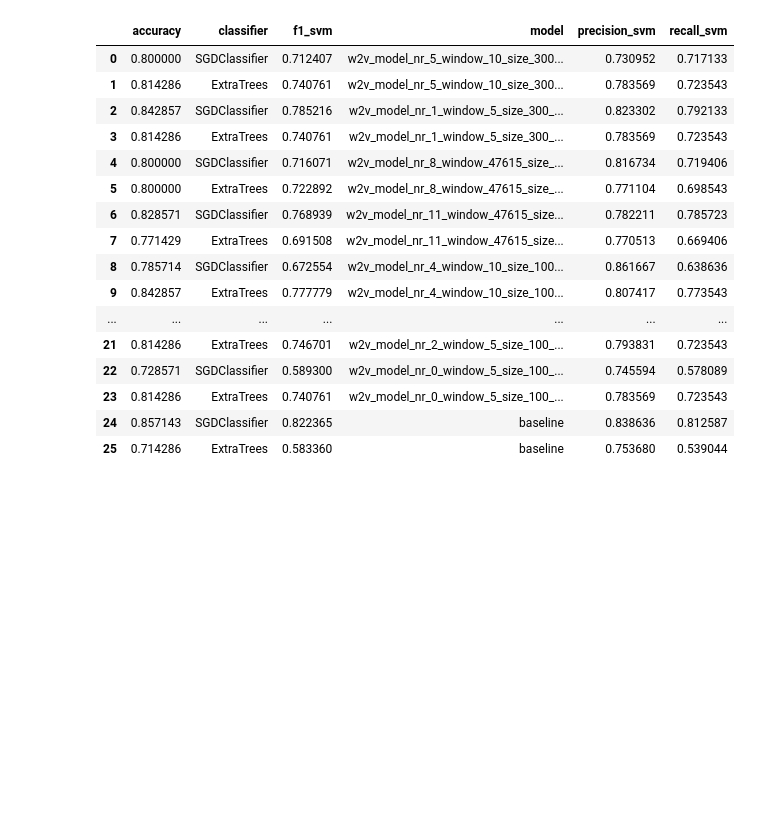
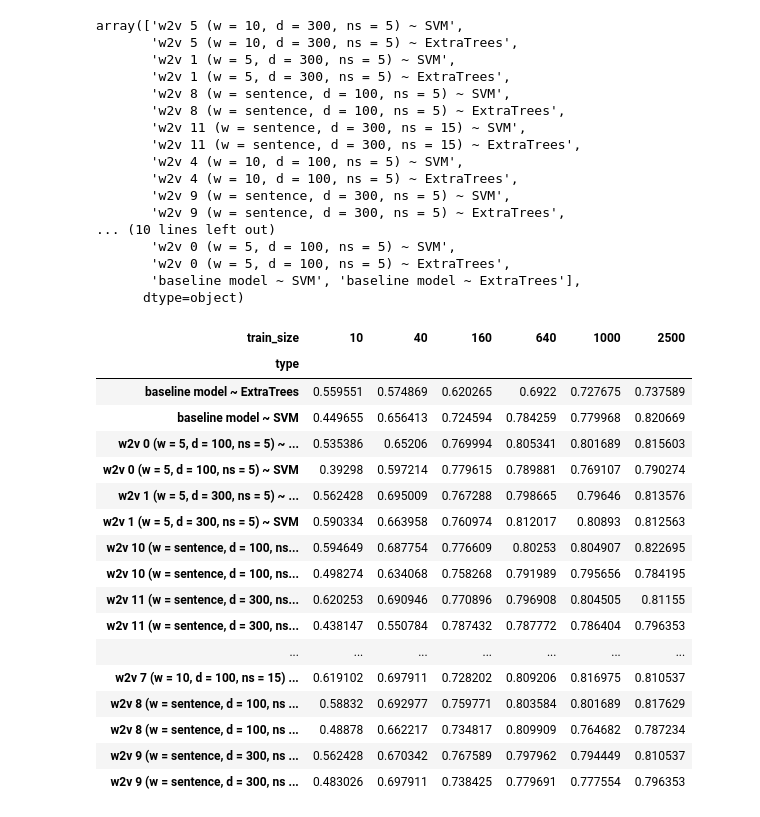
Before and after one commit to annekroon/AEM, a Jupyter notebook: notebooks/SGD_ET.ipynb, the cells around one changed output. Cells and saved outputs as stored; diff of their text form; code cells hidden in the pictures; blank space fills up the shorter version.

```diff
--- a/notebooks/SGD_ET.ipynb
+++ b/notebooks/SGD_ET.ipynb
@@ -241,0 +327,3 @@ Created dataframe
+# %%
+df_n['n'] = 1
+df_n.groupby('model').agg(sum)
@@ -242,20 +348,61 @@ Created dataframe
 # %%
-df
+df['type'].unique()
 # %% [output]
-|  | accuracy | classifier | f1_svm | model | precision_svm | recall_svm |
-| 0 | 0.800000 | SGDClassifier | 0.712407 | w2v_model_nr_5_window_10_size_300... | 0.730952 | 0.717133 |
-| 1 | 0.814286 | ExtraTrees | 0.740761 | w2v_model_nr_5_window_10_size_300... | 0.783569 | 0.723543 |
-| 2 | 0.842857 | SGDClassifier | 0.785216 | w2v_model_nr_1_window_5_size_300_... | 0.823302 | 0.792133 |
-| 3 | 0.814286 | ExtraTrees | 0.740761 | w2v_model_nr_1_window_5_size_300_... | 0.783569 | 0.723543 |
-| 4 | 0.800000 | SGDClassifier | 0.716071 | w2v_model_nr_8_window_47615_size_... | 0.816734 | 0.719406 |
-| 5 | 0.800000 | ExtraTrees | 0.722892 | w2v_model_nr_8_window_47615_size_... | 0.771104 | 0.698543 |
-| 6 | 0.828571 | SGDClassifier | 0.768939 | w2v_model_nr_11_window_47615_size... | 0.782211 | 0.785723 |
-| 7 | 0.771429 | ExtraTrees | 0.691508 | w2v_model_nr_11_window_47615_size... | 0.770513 | 0.669406 |
-| 8 | 0.785714 | SGDClassifier | 0.672554 | w2v_model_nr_4_window_10_size_100... | 0.861667 | 0.638636 |
-| 9 | 0.842857 | ExtraTrees | 0.777779 | w2v_model_nr_4_window_10_size_100... | 0.807417 | 0.773543 |
-| ... | ... | ... | ... | ... | ... | ... |
-| 21 | 0.814286 | ExtraTrees | 0.746701 | w2v_model_nr_2_window_5_size_100_... | 0.793831 | 0.723543 |
-| 22 | 0.728571 | SGDClassifier | 0.589300 | w2v_model_nr_0_window_5_size_100_... | 0.745594 | 0.578089 |
-| 23 | 0.814286 | ExtraTrees | 0.740761 | w2v_model_nr_0_window_5_size_100_... | 0.783569 | 0.723543 |
-| 24 | 0.857143 | SGDClassifier | 0.822365 | baseline | 0.838636 | 0.812587 |
-| 25 | 0.714286 | ExtraTrees | 0.583360 | baseline | 0.753680 | 0.539044 |
+array(['w2v 5 (w = 10, d = 300, ns = 5) ~ SVM',
+       'w2v 5 (w = 10, d = 300, ns = 5) ~ ExtraTrees',
+       'w2v 1 (w = 5, d = 300, ns = 5) ~ SVM',
+       'w2v 1 (w = 5, d = 300, ns = 5) ~ ExtraTrees',
+       'w2v 8 (w = sentence, d = 100, ns = 5) ~ SVM',
+       'w2v 8 (w = sentence, d = 100, ns = 5) ~ ExtraTrees',
+       'w2v 11 (w = sentence, d = 300, ns = 15) ~ SVM',
+       'w2v 11 (w = sentence, d = 300, ns = 15) ~ ExtraTrees',
+       'w2v 4 (w = 10, d = 100, ns = 5) ~ SVM',
+       'w2v 4 (w = 10, d = 100, ns = 5) ~ ExtraTrees',
+       'w2v 9 (w = sentence, d = 300, ns = 5) ~ SVM',
+       'w2v 9 (w = sentence, d = 300, ns = 5) ~ ExtraTrees',
+... (10 lines left out)
+       'w2v 0 (w = 5, d = 100, ns = 5) ~ SVM',
+       'w2v 0 (w = 5, d = 100, ns = 5) ~ ExtraTrees',
+       'baseline model ~ SVM', 'baseline model ~ ExtraTrees'],
+      dtype=object)
+# %%
+df_n = df_n.pivot(index = 'type', columns = 'train_size', values = 'accuracy')
+# %%
+def color_negative_red(val):
+    """
+    Takes a scalar and returns a string with
+    the css property `'color: red'` for negative
+    strings, black otherwise.
+    """
+    color = 'red' if val > 0.80 else 'black'
+    return 'color: %s' % color
+# %%
+def highlight_max(s):
+    '''
+    highlight the maximum in a Series yellow.
+    '''
+    is_max = s == s.max()
+    return ['background-color: yellow' if v else '' for v in is_max]
+# %%
+df_n.style.\
+    applymap(color_negative_red).\
+    apply(highlight_max)
+# %% [output]
+| train_size | 10 | 40 | 160 | 640 | 1000 | 2500 |
+| type |  |  |  |  |  |  |
+| baseline model ~ ExtraTrees | 0.559551 | 0.574869 | 0.620265 | 0.6922 | 0.727675 | 0.737589 |
+| baseline model ~ SVM | 0.449655 | 0.656413 | 0.724594 | 0.784259 | 0.779968 | 0.820669 |
+| w2v 0 (w = 5, d = 100, ns = 5) ~ ... | 0.535386 | 0.65206 | 0.769994 | 0.805341 | 0.801689 | 0.815603 |
+| w2v 0 (w = 5, d = 100, ns = 5) ~ SVM | 0.39298 | 0.597214 | 0.779615 | 0.789881 | 0.769107 | 0.790274 |
+| w2v 1 (w = 5, d = 300, ns = 5) ~ ... | 0.562428 | 0.695009 | 0.767288 | 0.798665 | 0.79646 | 0.813576 |
+| w2v 1 (w = 5, d = 300, ns = 5) ~ SVM | 0.590334 | 0.663958 | 0.760974 | 0.812017 | 0.80893 | 0.812563 |
+| w2v 10 (w = sentence, d = 100, ns... | 0.594649 | 0.687754 | 0.776609 | 0.80253 | 0.804907 | 0.822695 |
+| w2v 10 (w = sentence, d = 100, ns... | 0.498274 | 0.634068 | 0.758268 | 0.791989 | 0.795656 | 0.784195 |
+| w2v 11 (w = sentence, d = 300, ns... | 0.620253 | 0.690946 | 0.770896 | 0.796908 | 0.804505 | 0.81155 |
+| w2v 11 (w = sentence, d = 300, ns... | 0.438147 | 0.550784 | 0.787432 | 0.787772 | 0.786404 | 0.796353 |
+| ... | ... | ... | ... | ... | ... | ... |
+| w2v 7 (w = 10, d = 100, ns = 15) ... | 0.619102 | 0.697911 | 0.728202 | 0.809206 | 0.816975 | 0.810537 |
+| w2v 8 (w = sentence, d = 100, ns ... | 0.58832 | 0.692977 | 0.759771 | 0.803584 | 0.801689 | 0.817629 |
+| w2v 8 (w = sentence, d = 100, ns ... | 0.48878 | 0.662217 | 0.734817 | 0.809909 | 0.764682 | 0.787234 |
+| w2v 9 (w = sentence, d = 300, ns ... | 0.562428 | 0.670342 | 0.767589 | 0.797962 | 0.794449 | 0.810537 |
+| w2v 9 (w = sentence, d = 300, ns ... | 0.483026 | 0.697911 | 0.738425 | 0.779691 | 0.777554 | 0.796353 |
```
Also changed, not shown: parts of 14 cells of this notebook.
